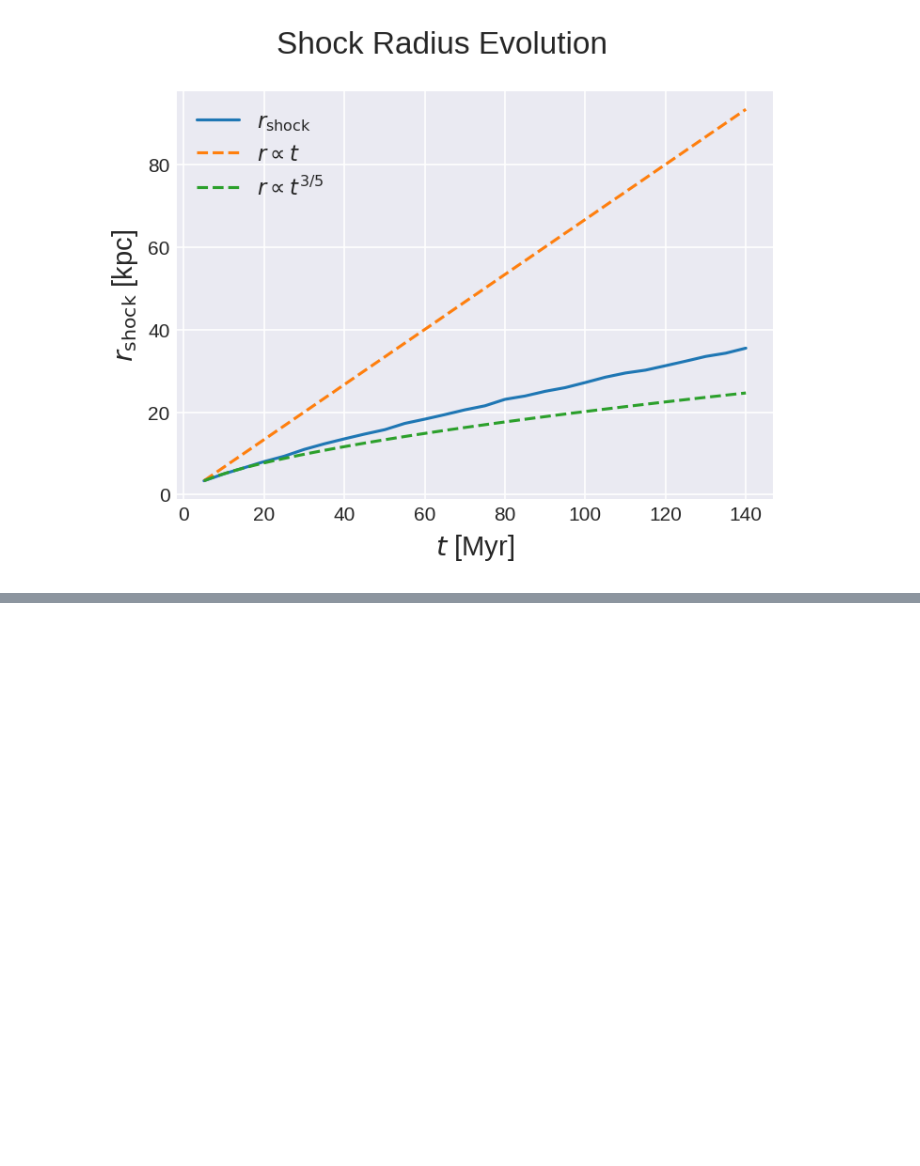
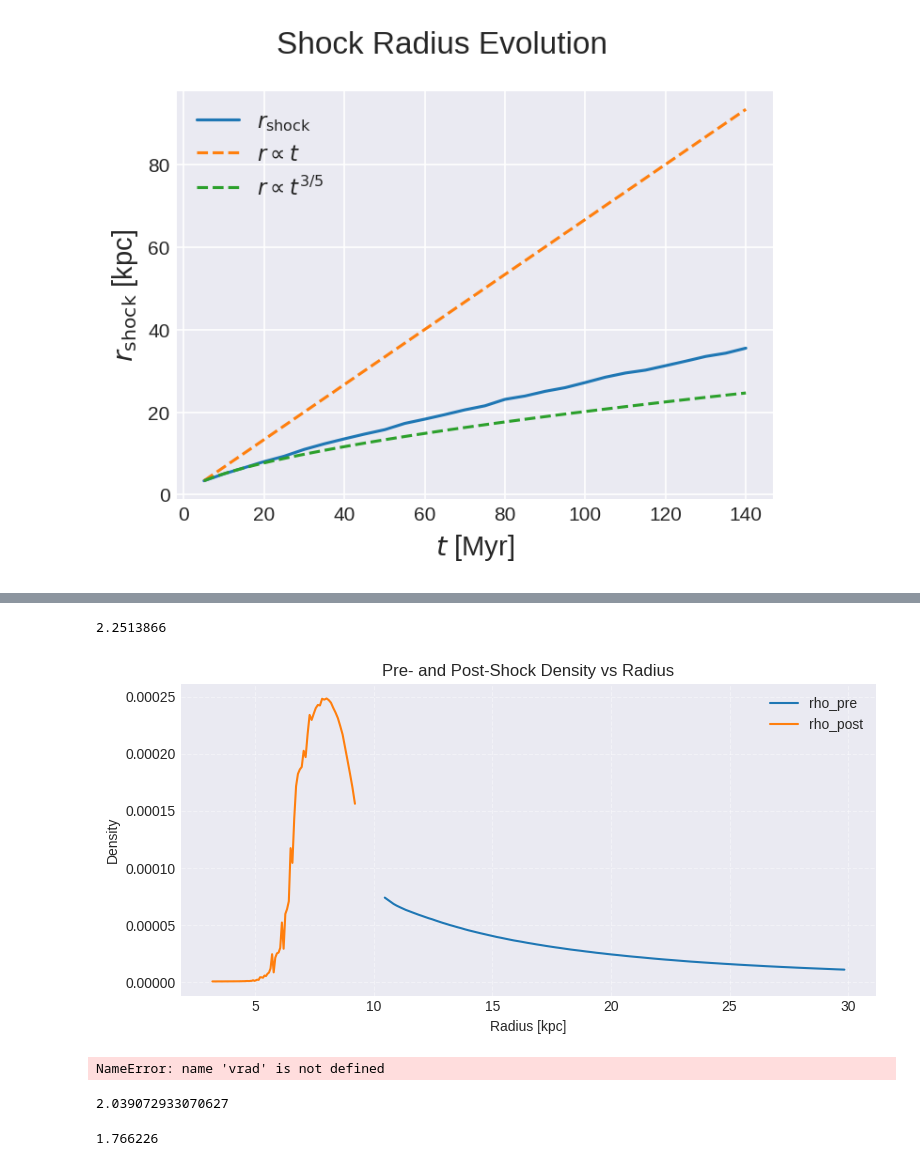
Before and after one commit to rionnazareth/snap-plotting, a Jupyter notebook: shocks1d.ipynb, the cells around one changed output, grey strips where cells are left out. Saved outputs shown, nothing was run; the diff lists cells and outputs as text; code cells hidden in the pictures; blank space fills up the shorter version.

```diff
--- a/shocks1d.ipynb
+++ b/shocks1d.ipynb
@@ -257,0 +278,74 @@ plt.show()
+# %%
+def shock_region_mask(mach, preshock_offset=10, postshock_offset=10):
+
+    max_idx = int(np.nanargmax(mach))
+    start = max(0, max_idx - preshock_offset)
+    end = min(len(mach), max_idx + postshock_offset + 1)
+    preshock_mask = np.zeros_like(mach, dtype=bool)
+    postshock_mask = np.zeros_like(mach, dtype=bool)
+    postshock_mask[start:max_idx] = True
+    preshock_mask[max_idx:end] = True
+
+    # ratio = np.nan if (np.isnan(mean_preshock) or mean_preshock == 0) else mean_postshock / mean_preshock
+    return max_idx, preshock_mask, postshock_mask
+
+def get_mean(chosen_values, mask):
+    """
+    Return mean of chosen values within the given mask.
+    """
+    values = chosen_values[mask]
+
+    def safe_nanmean(values):
+        valid = np.isfinite(values)
+        return np.mean(values[valid]) if np.any(valid) else np.nan
+
+    mean_value = safe_nanmean(values)
+    return mean_value
+
+if num<=20: shock = True
+else: shock = False
+
+r_plot, mach = rvsval(value='mach', snappath=snappath, num=num, nbins=1000, shock=shock)
+r_plot, rho = rvsval(value='rho', snappath=snappath, num=num, nbins=1000, shock=shock)
+
+mask = (np.log10(r_plot) > 0.5) & (np.log10(r_plot) < 2)
+
+preshock_offset = 100
+postshock_offset = 100
+mach = mach[mask]
+max_idx, preshock_mask, postshock_mask = shock_region_mask(mach, preshock_offset=preshock_offset, postshock_offset=postshock_offset)
+preshock_mask = preshock_mask & (mach==0)
+preshock_mask = preshock_mask & (mach==0)
+rho_pre = get_mean(rho[mask], preshock_mask)
+rho_post = get_mean(rho[mask], postshock_mask)
+rho_post/rho_pre
+# %% [output]
+2.2513866
+# %%
+plt.figure(figsize=(8, 4))
+plt.plot(r_plot[mask][preshock_mask], rho[mask][preshock_mask], label='rho_pre', color='tab:blue')
+plt.plot(r_plot[mask][postshock_mask], rho[mask][postshock_mask], label='rho_post', color='tab:orange')
+plt.xlabel('Radius [kpc]')
+plt.ylabel('Density')
+plt.title('Pre- and Post-Shock Density vs Radius')
+plt.grid(True, linestyle='--', alpha=0.4)
+plt.legend()
+plt.tight_layout()
+# %% [output]
+[figure, added]
+# %%
+v_pre = get_mean(vrad, preshock_mask)
+v_post = get_mean(vrad, postshock_mask)
+(-(v_pre-vrad[max_idx])/(v_post-vrad[max_idx]))
+# v_pre/v_post
+# %% [output]
+NameError: name 'vrad' is not defined
+# %%
+max_mach = mach[max_idx]
+(gamma+1)*max_mach**2/((gamma-1)*max_mach**2+2)
+# %% [output]
+2.039072933070627
+# %%
+max_mach
+# %% [output]
+1.766226
```
Also changed, not shown: parts of 5 cells of this notebook, 7 other files.
